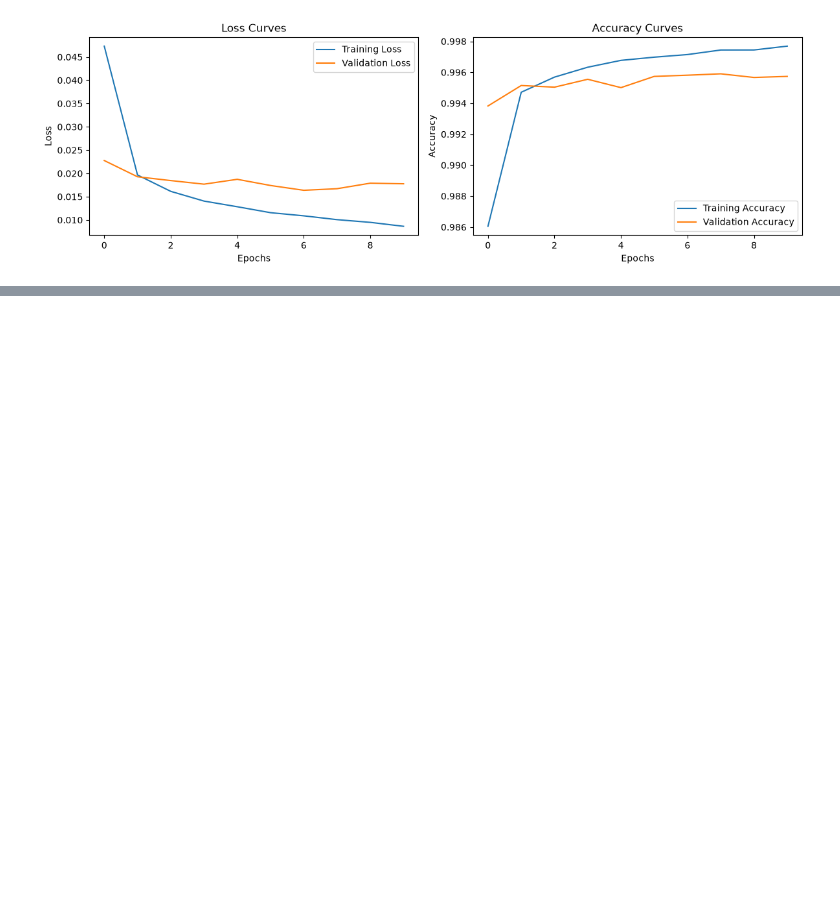
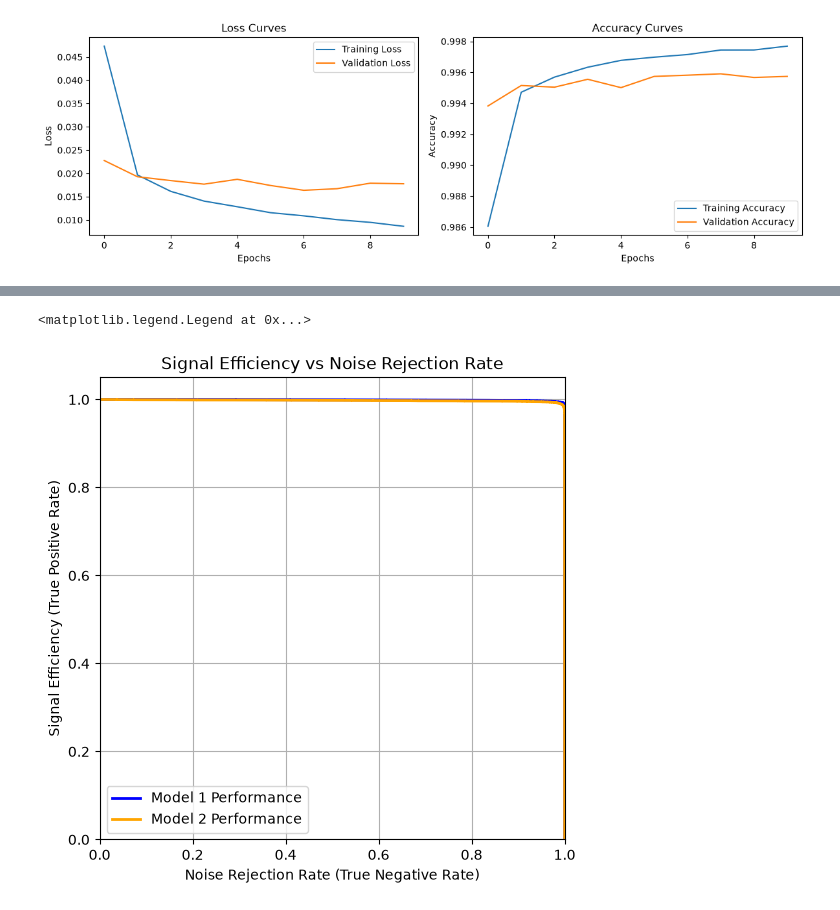
Before and after one commit to FrederikZielke/Deep-Learning, a Jupyter notebook: Applied/Noise_Rejection/Exercise_10_real_time_noise_rejection.ipynb, the cells around one changed output, grey strips where cells are left out. Saved outputs shown, nothing was run; the diff lists cells and outputs as text; code cells hidden in the pictures; blank space fills up the shorter version.

```diff
--- a/Applied/Noise_Rejection/Exercise_10_real_time_noise_rejection.ipynb
+++ b/Applied/Noise_Rejection/Exercise_10_real_time_noise_rejection.ipynb
@@ -335,0 +379,12 @@ BiasAdd                     97 float_ops (0.56%, 0.56%)
+# %%
+# define a second, simpler model:
+model_2 = Sequential(
+    [
+        keras.layers.Input(shape=x_train_val_scaled.shape[1:]),
+        Dense(32, activation="swish"),
+        Dense(16, activation="swish"),
+        Dense(1, activation="sigmoid")
+    ],
+    name="simpler_dense"
+)
+print(model_2.summary())
@@ -335,0 +410,12 @@ BiasAdd                     97 float_ops (0.56%, 0.56%)
+# %%
+model_2.compile(
+    optimizer=optimizer,
+    loss=keras.losses.BinaryCrossentropy(),
+    metrics=[keras.metrics.BinaryAccuracy(name="accuracy")]
+)
+
+model_2.fit(x_train_val_scaled, y_train_val,
+          batch_size=32,
+          epochs=20,
+          validation_split=0.2,
+          callbacks=[csv_logger, keras.callbacks.EarlyStopping(monitor='val_loss', patience=3, verbose=1, restore_best_weights=True)])
@@ -335,0 +441,22 @@ BiasAdd                     97 float_ops (0.56%, 0.56%)
+# %%
+# get predictions for the second model
+y_pred_probs_2 = model_2.predict(x_test_scaled).ravel()
+
+fpr_2, tpr_2, thresholds_2 = roc_curve(y_test, y_pred_probs_2)
+
+signal_efficiency_2 = tpr_2              # True Positive Rate
+noise_rejection_2 = 1.0 - fpr_2          # True Negative
+
+plt.figure(figsize=(6, 6))
+
+plt.plot(noise_rejection, signal_efficiency, lw=2, color='blue', label='Model 1 Performance')
+plt.plot(noise_rejection_2, signal_efficiency_2, lw=2, color='orange', label='Model 2 Performance')
+
+plt.title('Signal Efficiency vs Noise Rejection Rate')
+plt.xlabel('Noise Rejection Rate (True Negative Rate)')
+plt.ylabel('Signal Efficiency (True Positive Rate)')
+plt.xlim(0, 1)
+plt.ylim(0, 1.05)
+plt.grid(True)
+plt.legend(loc="lower left")
+# %% [output]
@@ -335,0 +464,2 @@ BiasAdd                     97 float_ops (0.56%, 0.56%)
+<matplotlib.legend.Legend at 0x...>
+[figure, added]
```
Also changed, not shown: parts of 29 cells of this notebook.
